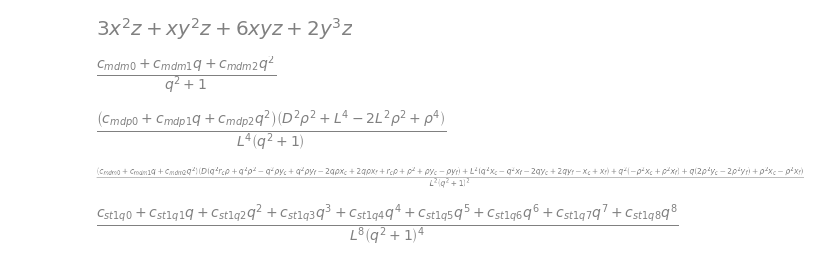
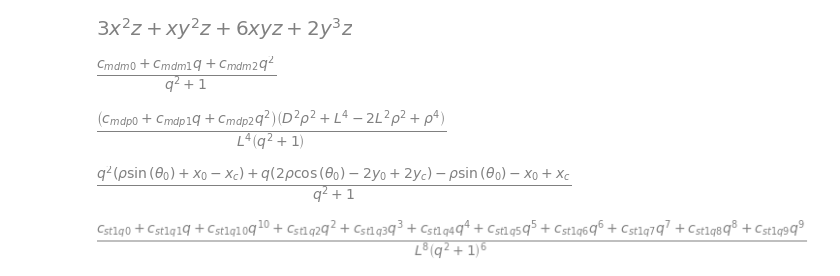
Before and after one commit to emilemarcotte/dubins2circle2set, a Jupyter notebook: RSLS_sympy.ipynb, the cells around one changed output. Saved outputs shown, nothing was run; the diff lists cells and outputs as text; code cells hidden in the pictures.

```diff
--- a/RSLS_sympy.ipynb
+++ b/RSLS_sympy.ipynb
@@ -194,85 +194,39 @@ D_4 = D_4_numer/D_4_denom
 # D_2_denom
 # D_4
 # %%
-"""Start combining everything to get to eqation 55"""
+"""Start combining everything to get to equation 55"""
 
 v_tx = cos1
 v_ty = sin1
 
 c_s1 = v_tx*m_minus_x + v_ty*m_minus_y
 c_s1 = collect(factor(expand(c_s1)), q)
 c_s2 = v_tx*2*rho*m_minus_y - v_ty*2*rho*m_minus_x
 c_s2 = collect(factor(expand(c_s2)), q)
 c_s3 = v_tx*m_plus_x*m_d_minus + v_ty*m_plus_y*m_d_minus # Contains D not squared
 c_s3 = collect(factor(expand(c_s3)), [L,D,q])
 
 # c_s1
 # c_s2
-c_s3
+# c_s3
 # %% [output]
-[figure, old version]
+[figure, new version]
 # %%
-"""Managing some terms in eq 55"""
+### Manage c_st1
 
-c_st1 = 2*c_s1*m_d_plus
+c_st1 = 2*c_s1*c_s2*m_d_plus
 c_st1_num, c_st1_denom = c_st1.as_numer_denom()
 c_st1_num = collect(expand(c_st1_num), [L,D,q])
-# c_st1 = collect(expand(c_st1), q)
-
-# # Gather terms not multiplied by D or L
-# c_st1_q0, c_st1_q1, c_st1_q2, c_st1_q3, c_st1_q4 = symbols("c_st1_q0, c_st1_q1, c_st1_q2, c_st1_q3, c_st1_q4")
-# c_st1_q0t = c_st1_num.coeff(q,0)
-# c_st1_q1t = c_st1_num.coeff(q,1)
-# c_st1_q2t = c_st1_num.coeff(q,2)
-# c_st1_q3t = c_st1_num.coeff(q,3)
-# c_st1_q4t = c_st1_num.coeff(q,4)
-# subs = dict(zip([c_st1_q0t, c_st1_q1t, c_st1_q2t, c_st1_q3t, c_st1_q4t],
-#                 [c_st1_q0, c_st1_q1, c_st1_q2, c_st1_q3, c_st1_q4]))
-# # c_st1_num = c_st1_num.subs(subs)
-
-# # Gather terms multiplied by L**2
-# c_st1_q0L2, c_st1_q1L2, c_st1_q2L2, c_st1_q3L2, c_st1_q4L2 = symbols("c_st1_q0L2, c_st1_q1L2, c_st1_q2L2, c_st1_q3L2, c_st1_q4L2")
-# c_st1_q0L2t = c_st1_num.coeff(L,2).coeff(q,0)
-# c_st1_q1L2t = c_st1_num.coeff(L,2).coeff(q,1)
-# c_st1_q2L2t = c_st1_num.coeff(L,2).coeff(q,2)
-# c_st1_q3L2t = c_st1_num.coeff(L,2).coeff(q,3)
-# c_st1_q4L2t = c_st1_num.coeff(L,2).coeff(q,4)
-# subs = dict(zip([c_st1_q0L2t, c_st1_q1L2t, c_st1_q2L2t, c_st1_q3L2t, c_st1_q4L2t],
-#                 [c_st1_q0L2, c_st1_q1L2, c_st1_q2L2, c_st1_q3L2, c_st1_q4L2]))
-# # c_st1_num = collect(c_st1_num, q).subs(subs)
-
-# # Gather terms multiplied by L**4
-# c_st1_q0L4, c_st1_q1L4, c_st1_q2L4, c_st1_q3L4, c_st1_q4L4 = symbols("c_st1_q0L4, c_st1_q1L4, c_st1_q2L4, c_st1_q3L4, c_st1_q4L4")
-# c_st1_q0L4t = c_st1_num.coeff(L,4).coeff(q,0)
-# c_st1_q1L4t = c_st1_num.coeff(L,4).coeff(q,1)
-# c_st1_q2L4t = c_st1_num.coeff(L,4).coeff(q,2)
-# c_st1_q3L4t = c_st1_num.coeff(L,4).coeff(q,3)
-# c_st1_q4L4t = c_st1_num.coeff(L,4).coeff(q,4)
-# subs = dict(zip([c_st1_q0L4t, c_st1_q1L4t, c_st1_q2L4t, c_st1_q3L4t, c_st1_q4L4t],
-#                 [c_st1_q0L4, c_st1_q1L4, c_st1_q2L4, c_st1_q3L4, c_st1_q4L4]))
-# # c_st1_num = collect(c_st1_num, q).subs(subs)
-
-# # Gather terms multiplied by D**2
-# c_st1_q0D2, c_st1_q1D2, c_st1_q2D2, c_st1_q3D2, c_st1_q4D2 = symbols("c_st1_q0D2, c_st1_q1D2, c_st1_q2D2, c_st1_q3D2, c_st1_q4D2")
-# c_st1_q0D2t = c_st1_num.coeff(D,2).coeff(q,0)
-# c_st1_q1D2t = c_st1_num.coeff(D,2).coeff(q,1)
-# c_st1_q2D2t = c_st1_num.coeff(D,2).coeff(q,2)
-# c_st1_q3D2t = c_st1_num.coeff(D,2).coeff(q,3)
-# c_st1_q4D2t = c_st1_num.coeff(D,2).coeff(q,4)
-# subs = dict(zip([c_st1_q0D2t, c_st1_q1D2t, c_st1_q2D2t, c_st1_q3D2t, c_st1_q4D2t],
-#                 [c_st1_q0D2, c_st1_q1D2, c_st1_q2D2, c_st1_q3D2, c_st1_q4D2]))
-# # c_st1_num = collect(c_st1_num, q).subs(subs)
-
-
 
 # Replace D**2, L**2 and L**4 with their respective values
 c_st1_num = c_st1_num.xreplace({D**2: D_2, L**2: L_2, L**4: L_4})
 c_st1_num = factor(c_st1_num)
 c_st1_num_num, c_st1_num_denom = c_st1_num.as_numer_denom()
 c_st1_num_num = collect(expand(c_st1_num_num), q)
-# Assemble the sub terms
-c_st1_q0, c_st1_q1, c_st1_q2, c_st1_q3, c_st1_q4, c_st1_q5, c_st1_q6, c_st1_q7, c_st1_q8 = symbols(
-    "c_st1_q0, c_st1_q1, c_st1_q2, c_st1_q3, c_st1_q4, c_st1_q5, c_st1_q6, c_st1_q7, c_st1_q8")
+
+# Assemble the coefficients of the qs
+c_st1_q0, c_st1_q1, c_st1_q2, c_st1_q3, c_st1_q4, c_st1_q5, c_st1_q6, c_st1_q7, c_st1_q8, c_st1_q9, c_st1_q10 = symbols(
+    "c_st1_q0, c_st1_q1, c_st1_q2, c_st1_q3, c_st1_q4, c_st1_q5, c_st1_q6, c_st1_q7, c_st1_q8, c_st1_q9, c_st1_q10")
 c_st1_q0t = c_st1_num_num.coeff(q,0)
 c_st1_q1t = c_st1_num_num.coeff(q,1)
 c_st1_q2t = c_st1_num_num.coeff(q,2)
@@ -282,11 +236,12 @@ c_st1_q5t = c_st1_num_num.coeff(q,5)
 c_st1_q6t = c_st1_num_num.coeff(q,6)
 c_st1_q7t = c_st1_num_num.coeff(q,7)
 c_st1_q8t = c_st1_num_num.coeff(q,8)
-subs = dict(zip([c_st1_q0t, c_st1_q1t, c_st1_q2t, c_st1_q3t, c_st1_q4t, c_st1_q5t, c_st1_q6t, c_st1_q7t, c_st1_q8t],
-                [c_st1_q0, c_st1_q1, c_st1_q2, c_st1_q3, c_st1_q4, c_st1_q5, c_st1_q6, c_st1_q7, c_st1_q8]))
+c_st1_q9t = c_st1_num_num.coeff(q,9)
+c_st1_q10t = c_st1_num_num.coeff(q,10)
+subs = dict(zip([c_st1_q0t, c_st1_q1t, c_st1_q2t, c_st1_q3t, c_st1_q4t, c_st1_q5t, c_st1_q6t, c_st1_q7t, c_st1_q8t, c_st1_q9t, c_st1_q10t],
+                [c_st1_q0, c_st1_q1, c_st1_q2, c_st1_q3, c_st1_q4, c_st1_q5, c_st1_q6, c_st1_q7, c_st1_q8, c_st1_q9, c_st1_q10]))
 c_st1_num_num = c_st1_num_num.subs(subs)
 c_st1_num = c_st1_num_num/c_st1_denom
-
 
 # Get c_st1 back to its full form
 c_st1 = c_st1_num/c_st1_denom
@@ -299,7 +254,7 @@ c_st1
 # c_st1_num_num
 # c_st1_num_denom
 # %% [output]
-[figure, old version]
+[figure, new version]
 # %%
 ################ Square up that term!#################
 c_st1_2 = c_st1**2
```
Also changed, not shown: parts of 9 cells of this notebook.
